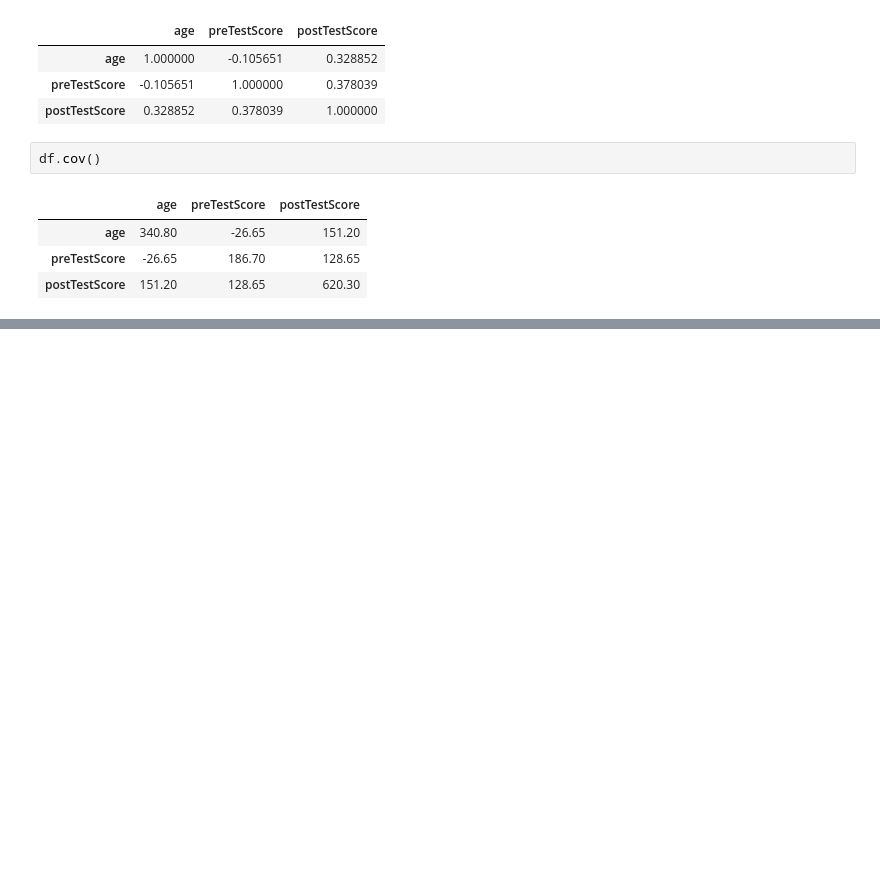
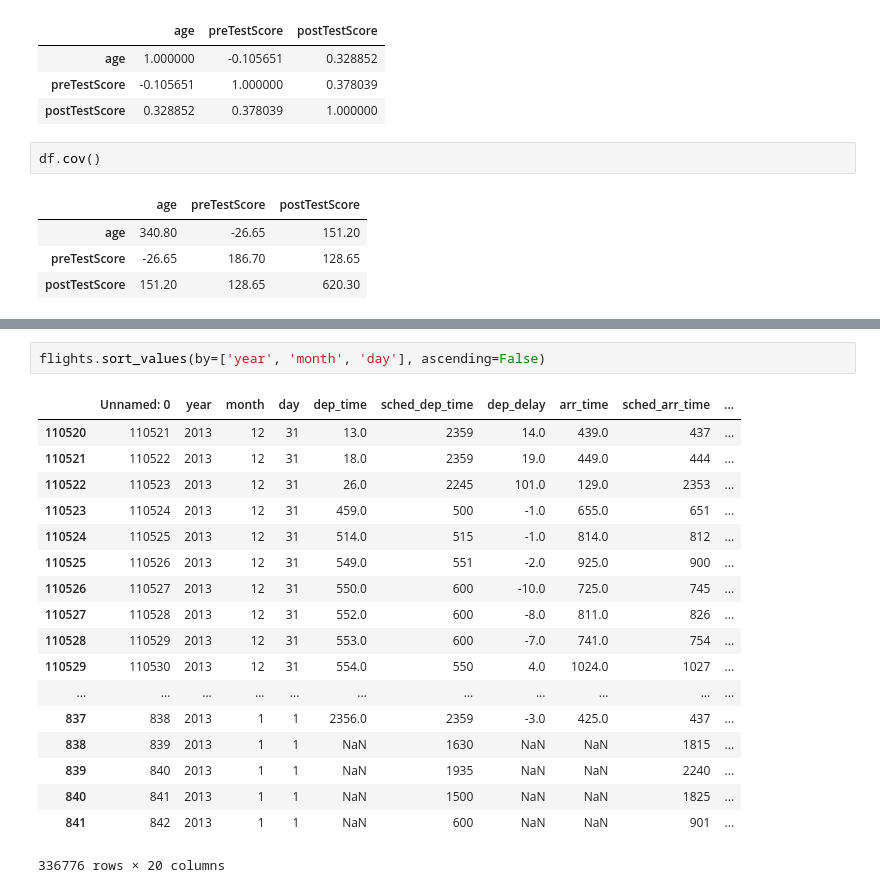
Before and after one commit to fcampelo/PythonTutorials, a Jupyter notebook: IntroToPandas.ipynb, the cells around one changed output, grey strips where cells are left out. Saved outputs shown, nothing was run; the diff lists cells and outputs as text; blank space fills up the shorter version.

```diff
--- a/IntroToPandas.ipynb
+++ b/IntroToPandas.ipynb
@@ -117,0 +196,21 @@ df.cov()
+# %%
+flights.sort_values(by=['year', 'month', 'day'], ascending=False)
+# %% [output]
+|  | Unnamed: 0 | year | month | day | dep_time | sched_dep_time | dep_delay | arr_time | sched_arr_time | ... |
+| 110520 | 110521 | 2013 | 12 | 31 | 13.0 | 2359 | 14.0 | 439.0 | 437 | ... |
+| 110521 | 110522 | 2013 | 12 | 31 | 18.0 | 2359 | 19.0 | 449.0 | 444 | ... |
+| 110522 | 110523 | 2013 | 12 | 31 | 26.0 | 2245 | 101.0 | 129.0 | 2353 | ... |
+| 110523 | 110524 | 2013 | 12 | 31 | 459.0 | 500 | -1.0 | 655.0 | 651 | ... |
+| 110524 | 110525 | 2013 | 12 | 31 | 514.0 | 515 | -1.0 | 814.0 | 812 | ... |
+| 110525 | 110526 | 2013 | 12 | 31 | 549.0 | 551 | -2.0 | 925.0 | 900 | ... |
+| 110526 | 110527 | 2013 | 12 | 31 | 550.0 | 600 | -10.0 | 725.0 | 745 | ... |
+| 110527 | 110528 | 2013 | 12 | 31 | 552.0 | 600 | -8.0 | 811.0 | 826 | ... |
+| 110528 | 110529 | 2013 | 12 | 31 | 553.0 | 600 | -7.0 | 741.0 | 754 | ... |
+| 110529 | 110530 | 2013 | 12 | 31 | 554.0 | 550 | 4.0 | 1024.0 | 1027 | ... |
+| ... | ... | ... | ... | ... | ... | ... | ... | ... | ... | ... |
+| 837 | 838 | 2013 | 1 | 1 | 2356.0 | 2359 | -3.0 | 425.0 | 437 | ... |
+| 838 | 839 | 2013 | 1 | 1 | NaN | 1630 | NaN | NaN | 1815 | ... |
+| 839 | 840 | 2013 | 1 | 1 | NaN | 1935 | NaN | NaN | 2240 | ... |
+| 840 | 841 | 2013 | 1 | 1 | NaN | 1500 | NaN | NaN | 1825 | ... |
+| 841 | 842 | 2013 | 1 | 1 | NaN | 600 | NaN | NaN | 901 | ... |
+336776 rows × 20 columns
```
Also changed, not shown: parts of 26 cells of this notebook, 2 other files.
